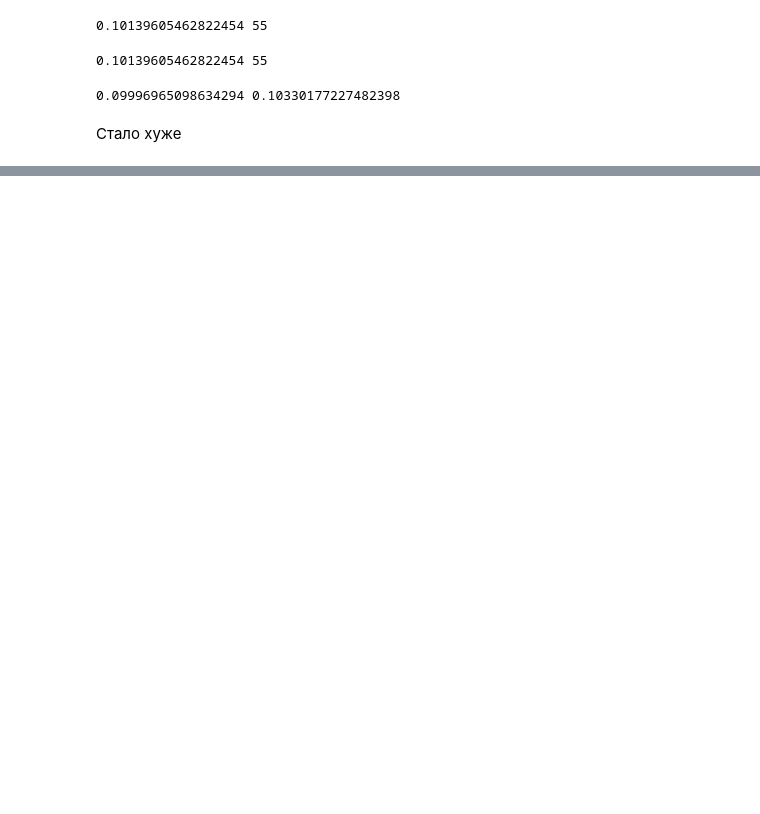
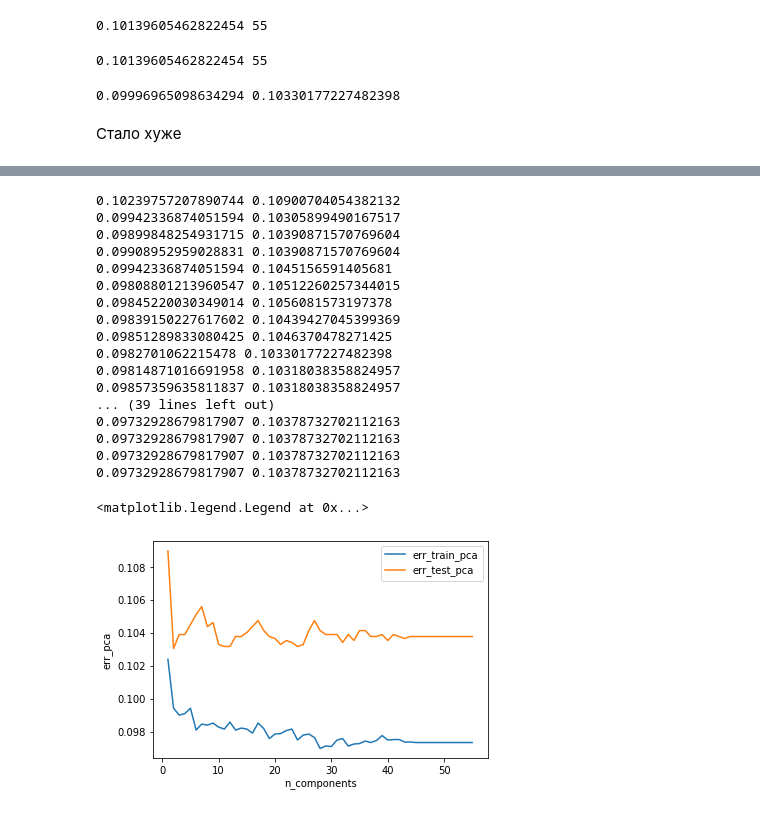
Before and after one commit to katerina394/Machine-Learning, a Jupyter notebook: Bank-marketing.ipynb, the cells around one changed output, grey strips where cells are left out. Cells and saved outputs as stored; diff of their text form; code cells hidden in the pictures; blank space fills up the shorter version.

```diff
--- a/Bank-marketing.ipynb
+++ b/Bank-marketing.ipynb
@@ -1329,0 +965,42 @@ plt.show()
+# %%
+err_train_pca = []
+err_test_pca = []
+for n_comp in range(1,56):
+    pca = PCA(n_components=n_comp)
+    principalComponents_train = pca.fit_transform(X_train)
+    principalComponents_test = pca.fit_transform(X_test)
+    knn = KNeighborsClassifier(n_neighbors = 45)
+    knn.fit(principalComponents_train, np.array(y_train))
+    y_train_predict = knn.predict(principalComponents_train)
+    y_test_predict = knn.predict(principalComponents_test)
+
+    err_train = np.mean(y_train != y_train_predict)
+    err_test  = np.mean(y_test  != y_test_predict)
+    err_train_pca.append(err_train)
+    err_test_pca.append(err_test)
+    print(err_train, err_test)
+plt.plot(range(1,56), err_train_pca, label='err_train_pca')
+plt.plot(range(1,56), err_test_pca, label='err_test_pca')
+plt.xlabel('n_components')
+plt.ylabel('err_pca')
+plt.legend()
+# %% [output]
+0.10239757207890744 0.10900704054382132
+0.09942336874051594 0.10305899490167517
+0.09899848254931715 0.10390871570769604
+0.09908952959028831 0.10390871570769604
+0.09942336874051594 0.1045156591405681
+0.09808801213960547 0.10512260257344015
+0.09845220030349014 0.1056081573197378
+0.09839150227617602 0.10439427045399369
+0.09851289833080425 0.1046370478271425
+0.0982701062215478 0.10330177227482398
+0.09814871016691958 0.10318038358824957
+0.09857359635811837 0.10318038358824957
+... (39 lines left out)
+0.09732928679817907 0.10378732702112163
+0.09732928679817907 0.10378732702112163
+0.09732928679817907 0.10378732702112163
+0.09732928679817907 0.10378732702112163
+<matplotlib.legend.Legend at 0x...>
+[figure, added]
```
Also changed, not shown: parts of 91 cells of this notebook.
